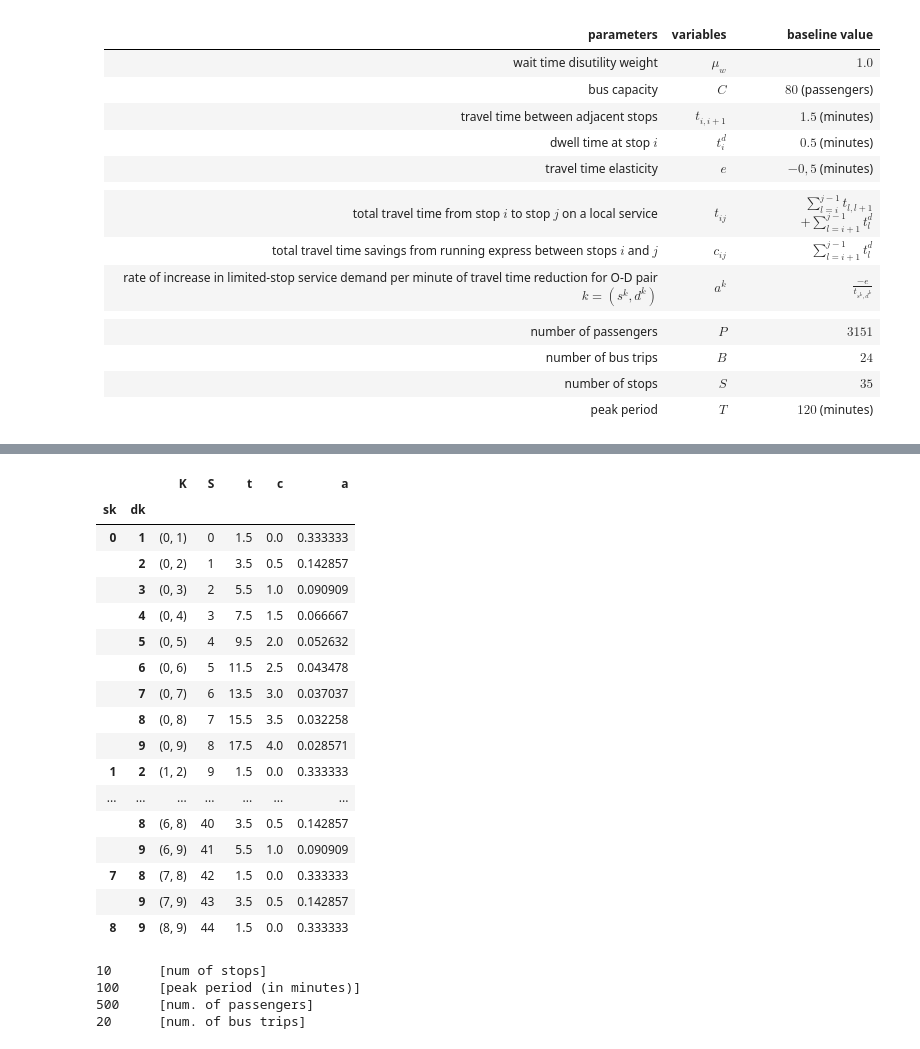
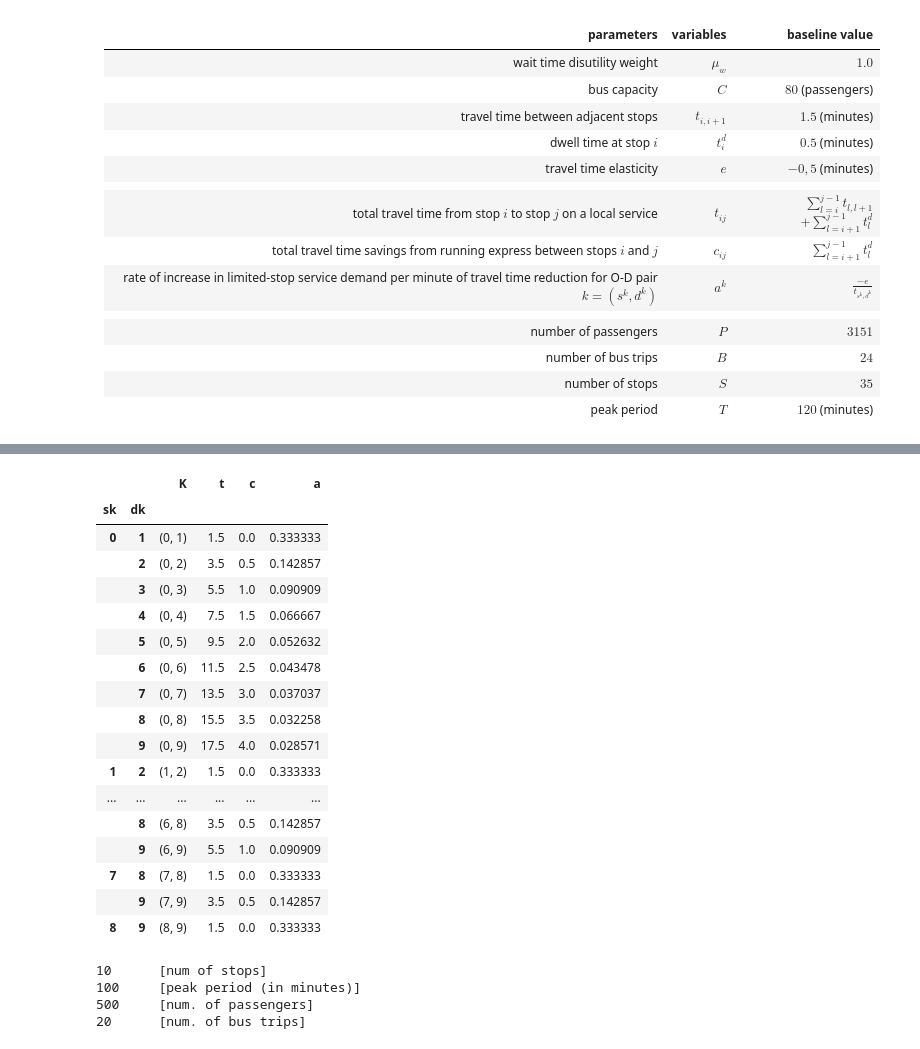
Before and after one commit to valentinodg/tmp_stop_skipping, a Jupyter notebook: src/main.ipynb, the cells around one changed output, grey strips where cells are left out. Saved outputs shown, nothing was run; the diff lists cells and outputs as text; code cells hidden in the pictures.

Commit message:
generator refactor, pre opt

```diff
--- a/src/main.ipynb
+++ b/src/main.ipynb
@@ -357,2 +365,2 @@ class Generator:
 # %%
-instance = Generator()
+instance = Generator(10, 100, 500, 20, 1.0, 80, 1.5, 0.5, -0.5)
@@ -380,24 +367,24 @@ instance.M
-# %%
-instance.M_
-# %% [output]
-|  |  | K | S | t | c | a |
-| sk | dk |  |  |  |  |  |
-| 0 | 1 | (0, 1) | 0 | 1.5 | 0.0 | 0.333333 |
-|  | 2 | (0, 2) | 1 | 3.5 | 0.5 | 0.142857 |
-|  | 3 | (0, 3) | 2 | 5.5 | 1.0 | 0.090909 |
-|  | 4 | (0, 4) | 3 | 7.5 | 1.5 | 0.066667 |
-|  | 5 | (0, 5) | 4 | 9.5 | 2.0 | 0.052632 |
-|  | 6 | (0, 6) | 5 | 11.5 | 2.5 | 0.043478 |
-|  | 7 | (0, 7) | 6 | 13.5 | 3.0 | 0.037037 |
-|  | 8 | (0, 8) | 7 | 15.5 | 3.5 | 0.032258 |
-|  | 9 | (0, 9) | 8 | 17.5 | 4.0 | 0.028571 |
-| 1 | 2 | (1, 2) | 9 | 1.5 | 0.0 | 0.333333 |
-| ... | ... | ... | ... | ... | ... | ... |
-|  | 8 | (6, 8) | 40 | 3.5 | 0.5 | 0.142857 |
-|  | 9 | (6, 9) | 41 | 5.5 | 1.0 | 0.090909 |
-| 7 | 8 | (7, 8) | 42 | 1.5 | 0.0 | 0.333333 |
-|  | 9 | (7, 9) | 43 | 3.5 | 0.5 | 0.142857 |
-| 8 | 9 | (8, 9) | 44 | 1.5 | 0.0 | 0.333333 |
+# %%
+instance.M_dict
+# %% [output]
+|  |  | K | t | c | a |
+| sk | dk |  |  |  |  |
+| 0 | 1 | (0, 1) | 1.5 | 0.0 | 0.333333 |
+|  | 2 | (0, 2) | 3.5 | 0.5 | 0.142857 |
+|  | 3 | (0, 3) | 5.5 | 1.0 | 0.090909 |
+|  | 4 | (0, 4) | 7.5 | 1.5 | 0.066667 |
+|  | 5 | (0, 5) | 9.5 | 2.0 | 0.052632 |
+|  | 6 | (0, 6) | 11.5 | 2.5 | 0.043478 |
+|  | 7 | (0, 7) | 13.5 | 3.0 | 0.037037 |
+|  | 8 | (0, 8) | 15.5 | 3.5 | 0.032258 |
+|  | 9 | (0, 9) | 17.5 | 4.0 | 0.028571 |
+| 1 | 2 | (1, 2) | 1.5 | 0.0 | 0.333333 |
+| ... | ... | ... | ... | ... | ... |
+|  | 8 | (6, 8) | 3.5 | 0.5 | 0.142857 |
+|  | 9 | (6, 9) | 5.5 | 1.0 | 0.090909 |
+| 7 | 8 | (7, 8) | 1.5 | 0.0 | 0.333333 |
+|  | 9 | (7, 9) | 3.5 | 0.5 | 0.142857 |
+| 8 | 9 | (8, 9) | 1.5 | 0.0 | 0.333333 |
 # %%
 print(instance.S, "\t[num of stops]")
 print(instance.T, "\t[peak period (in minutes)]")
```
Also changed, not shown: parts of 11 cells of this notebook, 2 other files.
